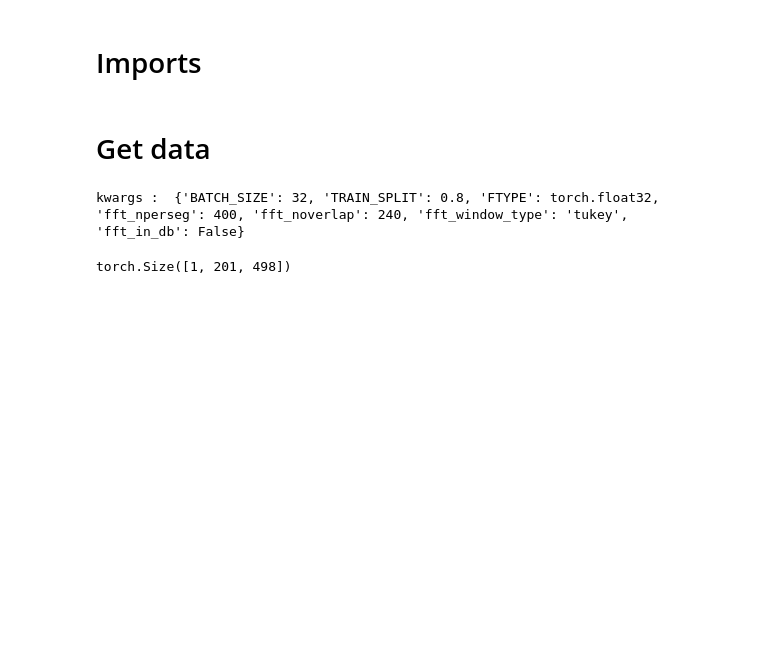
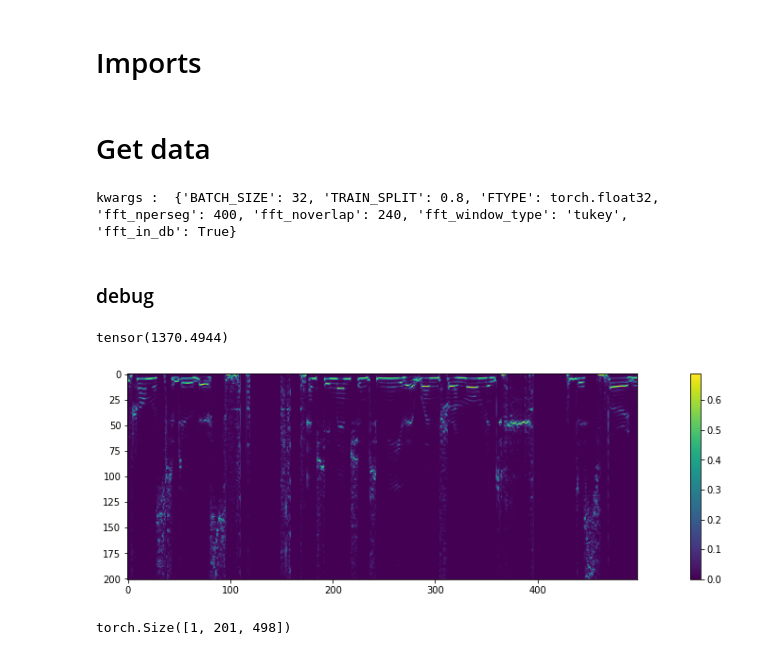
Before and after one commit to Mustapha-AJEGHRIR/klee_project_audio, a Jupyter notebook: notebooks/fft_model.ipynb, the cells around one changed output. Cells and saved outputs as stored; diff of their text form; code cells hidden in the pictures; blank space fills up the shorter version.

```diff
--- a/notebooks/fft_model.ipynb
+++ b/notebooks/fft_model.ipynb
@@ -48,9 +48,11 @@ kwargs = {
         "fft_nperseg": 400,
         "fft_noverlap": 240,
         "fft_window_type": "tukey",
-        "fft_in_db": False,
+        "fft_in_db": True,
         }
 print("kwargs : ",kwargs)
 train_loader, val_loader, data = get_splitter_dataloaders_fft(**kwargs)
 # %% [output]
-kwargs :  {'BATCH_SIZE': 32, 'TRAIN_SPLIT': 0.8, 'FTYPE': torch.float32, 'fft_nperseg': 400, 'fft_noverlap': 240, 'fft_window_type': 'tukey', 'fft_in_db': False}
+kwargs :  {'BATCH_SIZE': 32, 'TRAIN_SPLIT': 0.8, 'FTYPE': torch.float32, 'fft_nperseg': 400, 'fft_noverlap': 240, 'fft_window_type': 'tukey', 'fft_in_db': True}
+# %% [markdown]
+### debug
@@ -57,3 +64,16 @@ kwargs :  {'BATCH_SIZE': 32, 'TRAIN_SPLIT': 0.8, 'FTYPE': torch.float32, 'fft_np
+# %%
+import matplotlib.pyplot as plt
+import numpy as np
+import scipy
+fft, _ = data[1040]
+print(fft.sum())
+plt.figure(figsize=(20, 4))
+plt.imshow(fft[0])
+plt.colorbar()
+plt.show()
+# %% [output]
+tensor(1370.4944)
+[figure, added]
 # %%
 example, lab = train_loader.dataset[0]
 example.shape  # (channel, frequency, time)
```
Also changed, not shown: parts of 5 cells of this notebook, 1 other file.
